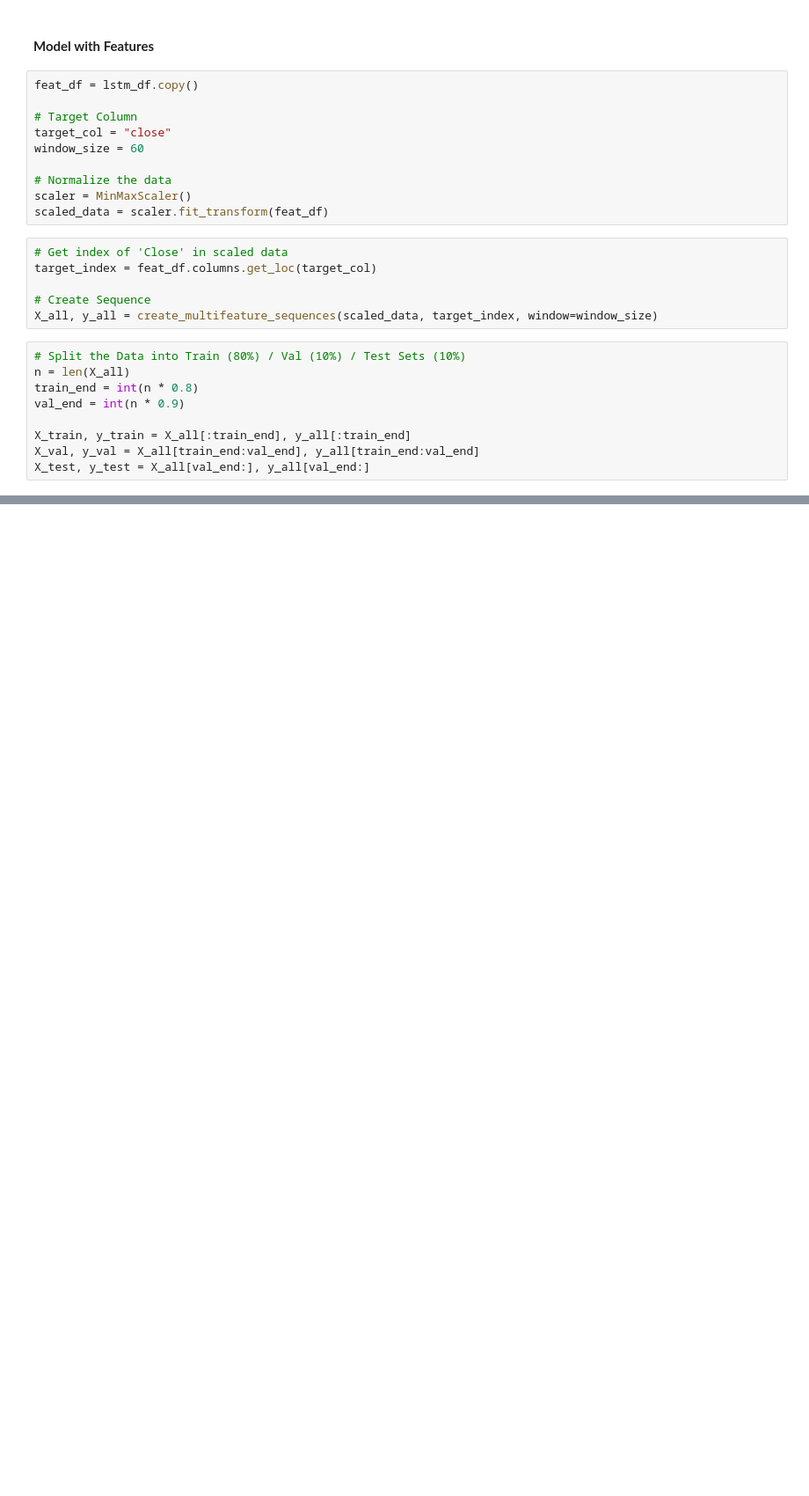
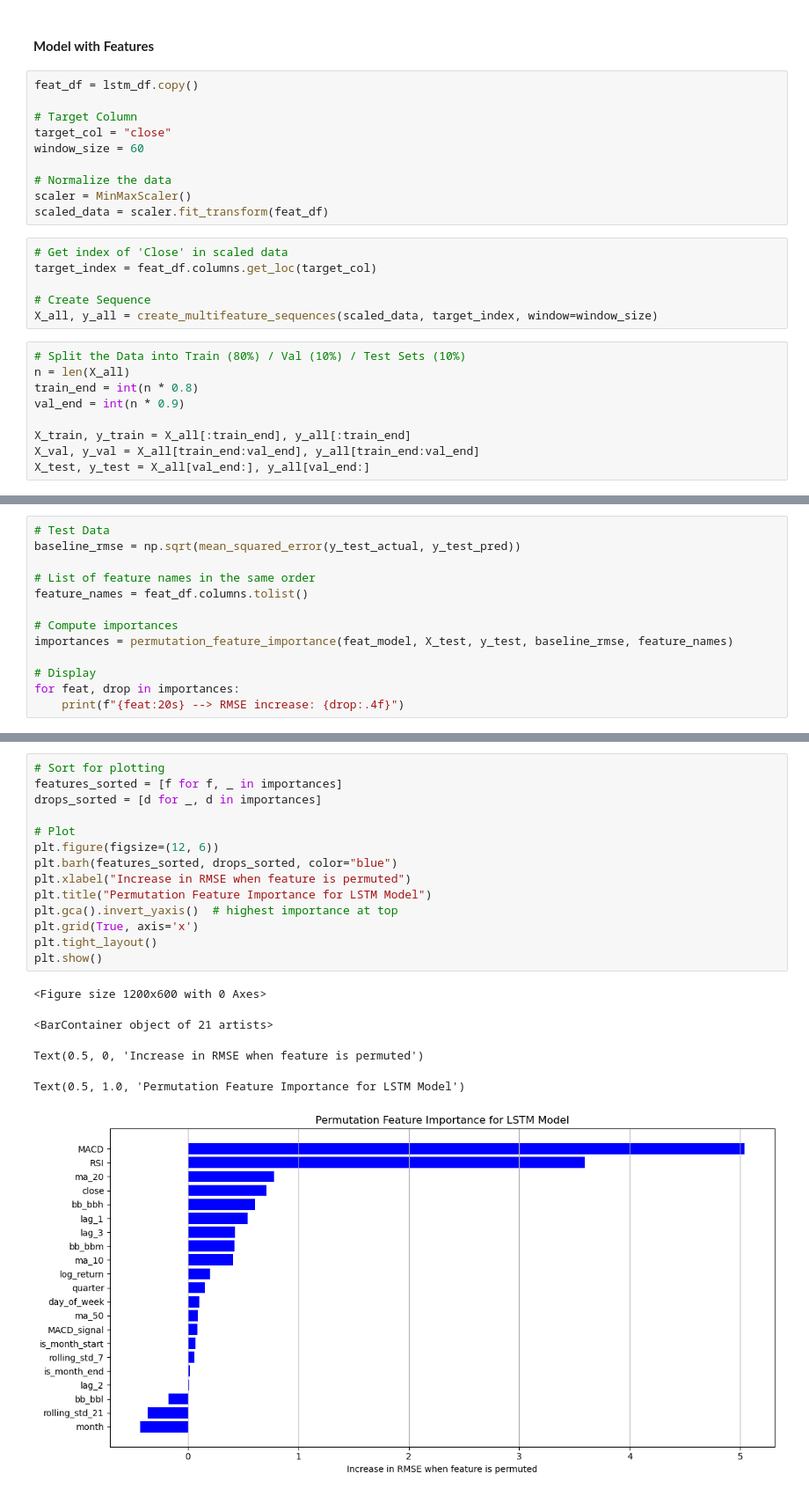
Before and after one commit to reemikadas/Time-Series-Analysis-of-Microsoft-Stock, a Jupyter notebook: Time Series Analysis of Microsoft Stock.ipynb, the cells around one changed output, grey strips where cells are left out. Shown at 88% size. Drawn from its saved outputs; the diff is of its cells as text; blank space fills up the shorter version.

```diff
--- a/Time Series Analysis of Microsoft Stock.ipynb
+++ b/Time Series Analysis of Microsoft Stock.ipynb
@@ -2022,0 +2068,13 @@ Text(0, 0.5, 'Price')
+# %%
+# Test Data
+baseline_rmse = np.sqrt(mean_squared_error(y_test_actual, y_test_pred))
+
+# List of feature names in the same order
+feature_names = feat_df.columns.tolist()
+
+# Compute importances
+importances = permutation_feature_importance(feat_model, X_test, y_test, baseline_rmse, feature_names)
+
+# Display
+for feat, drop in importances:
+    print(f"{feat:20s} --> RMSE increase: {drop:.4f}")
@@ -2022,0 +2120,20 @@ Text(0, 0.5, 'Price')
+# %%
+# Sort for plotting
+features_sorted = [f for f, _ in importances]
+drops_sorted = [d for _, d in importances]
+
+# Plot
+plt.figure(figsize=(12, 6))
+plt.barh(features_sorted, drops_sorted, color="blue")
+plt.xlabel("Increase in RMSE when feature is permuted")
+plt.title("Permutation Feature Importance for LSTM Model")
+plt.gca().invert_yaxis()  # highest importance at top
+plt.grid(True, axis='x')
+plt.tight_layout()
+plt.show()
+# %% [output]
+<Figure size 1200x600 with 0 Axes>
+<BarContainer object of 21 artists>
+Text(0.5, 0, 'Increase in RMSE when feature is permuted')
+Text(0.5, 1.0, 'Permutation Feature Importance for LSTM Model')
+[figure, added]
```
Also changed, not shown: parts of 24 cells of this notebook.
